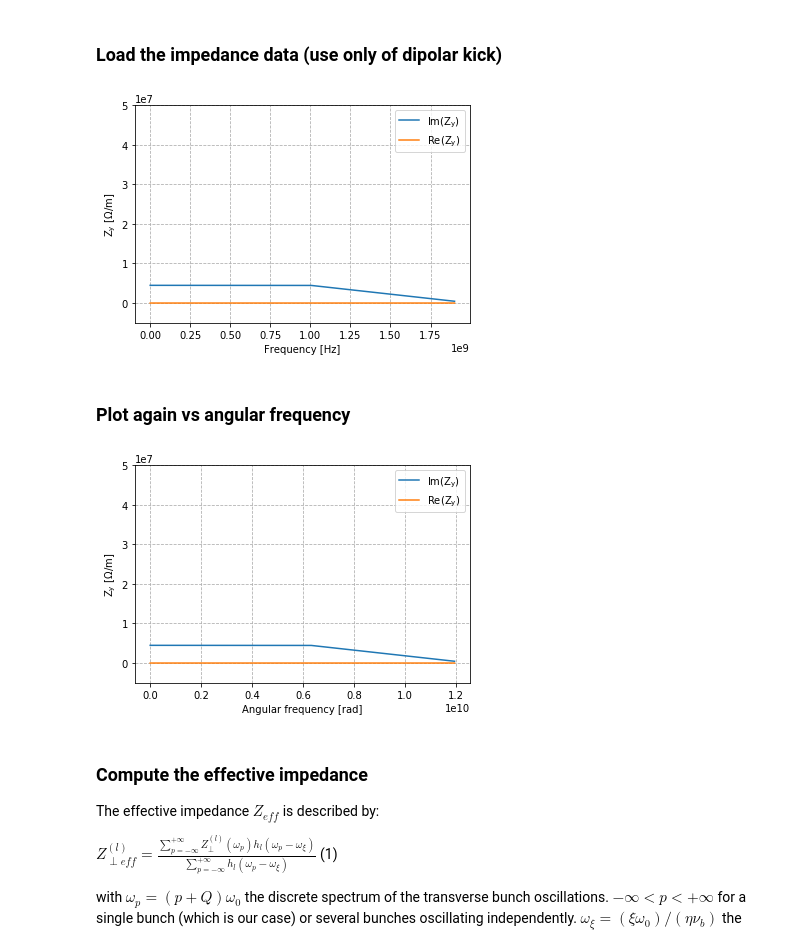
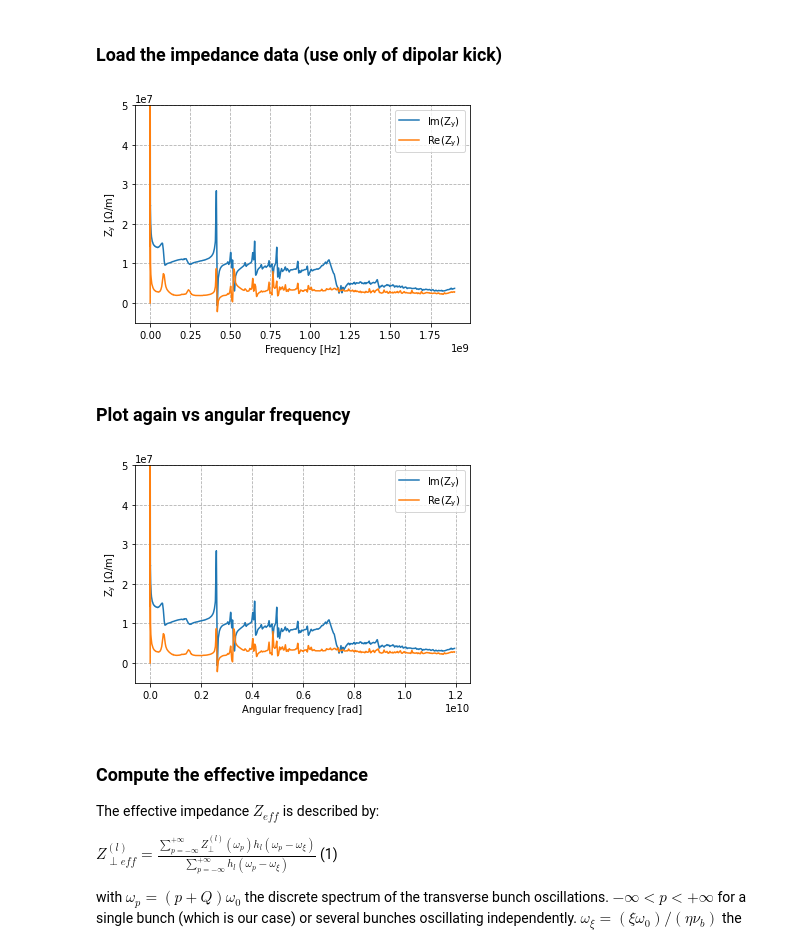
Before and after one commit to natriant/exploring_SPS, a Jupyter notebook: tuneShift_from_transverese_impedance/theoretical model (Chao formula)/DQy_coherent_Chao_SPSQ26_dipolarORQuadWakes.ipynb, the cells around one changed output. Drawn from its saved outputs; the diff is of its cells as text; code cells hidden in the pictures.

```diff
--- a/tuneShift_from_transverese_impedance/theoretical model (Chao formula)/DQy_coherent_Chao_SPSQ26_dipolarORQuadWakes.ipynb
+++ b/tuneShift_from_transverese_impedance/theoretical model (Chao formula)/DQy_coherent_Chao_SPSQ26_dipolarORQuadWakes.ipynb
@@ -25,26 +25,26 @@ if plane == 'y':
 # %%
 #### Impedance model from https://gitlab.cern.ch/IRIS/SPS_IW_model/-/tree/master/SPS_IW_model_python ###########################################
 #impedanceData = np.genfromtxt('SPS_Complete_imp_model_2018_Q26.txt', skip_header=1, dtype=complex)
-#impedanceData = np.genfromtxt('./impedanceFiles/Q26/SPS_Complete_imp_model_2018_Q26.txt', skip_header=1, dtype=complex)
-impedanceData = np.genfromtxt('./impedanceFiles/Q26/SPS_Imp_model_with_steps_2018_Q26.txt', skip_header=1, dtype=complex)
+impedanceData = np.genfromtxt('./impedanceFiles/Q26/SPS_Complete_imp_model_2018_Q26.txt', skip_header=1, dtype=complex)
+#impedanceData = np.genfromtxt('./impedanceFiles/Q26/SPS_Imp_model_with_steps_2018_Q26.txt', skip_header=1, dtype=complex)
 
 
 freqZ = np.real(impedanceData[:, 0]) * 1E9  # frequencies in [GHz], so probably this needs to change in 1e9
 ReZ = np.real(impedanceData[:, column_select])  # dipolar kick in y-plane, always odd, -f(x) = f(-x)
 ImZ = np.imag(impedanceData[:, column_select])  # dipolar kick in the y-plane, always even (f-x) = f(x)
 
 
 # A1. Plot vertical impedances (dipolar kick only)
 plt.plot(freqZ, ImZ, label=legend_Im)
 plt.plot(freqZ, ReZ, label=legend_Re)
 plt.xlabel('Frequency [Hz]')
 plt.ylabel(y_label)
 plt.legend()
 plt.grid(ls='--')
 plt.ylim(-0.5e7, 0.5e8)
 plt.show()
 # %% [output]
-[figure, old version]
+[figure, new version]
 # %% [markdown]
 ### Plot again vs angular frequency
 # %%
@@ -60,7 +60,7 @@ plt.ylim(-0.5e7, 0.5e8)
 plt.show()
 plt.close()
 # %% [output]
-[figure, old version]
+[figure, new version]
 # %% [markdown]
 ### Compute the effective impedance
 
```
Also changed, not shown: parts of 10 cells of this notebook, 5 other files.
